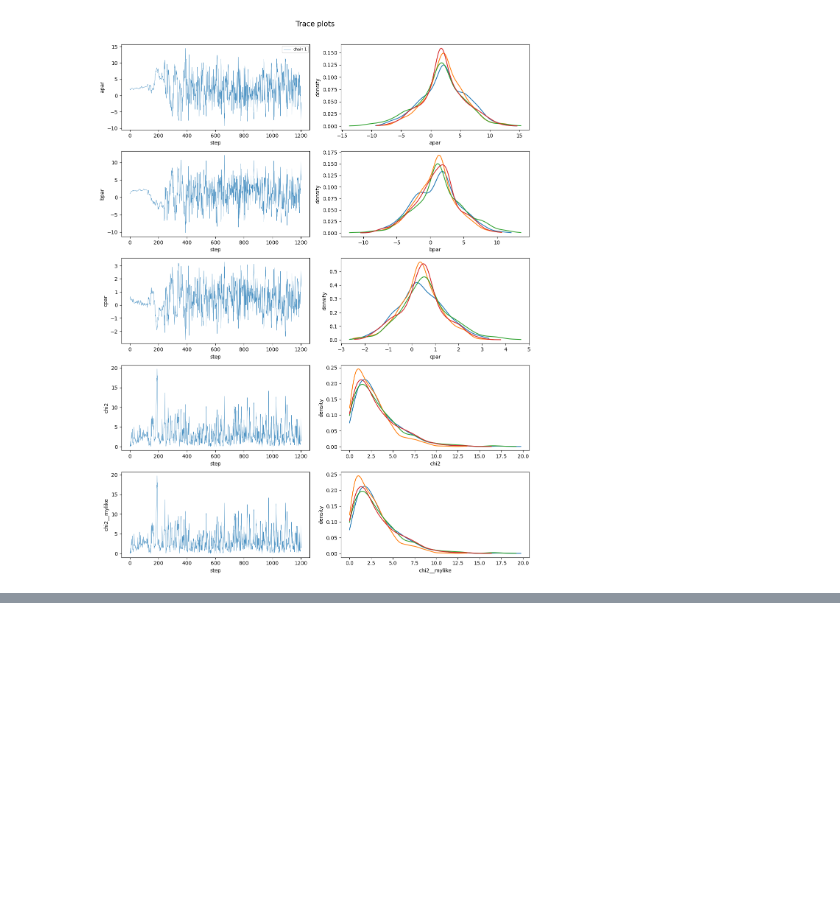
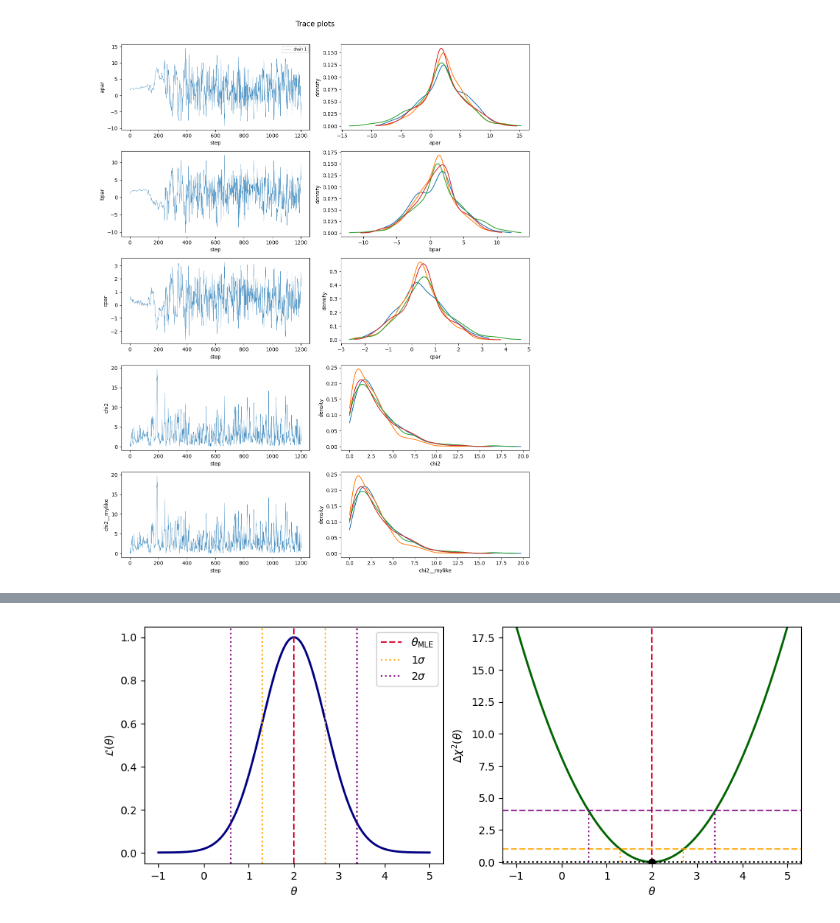
Before and after one commit to davidesciotti/Astrostats, a Jupyter notebook: slides_plots.ipynb, the cells around one changed output, grey strips where cells are left out. Cells and saved outputs as stored; diff of their text form; code cells hidden in the pictures; blank space fills up the shorter version.

```diff
--- a/slides_plots.ipynb
+++ b/slides_plots.ipynb
@@ -408,0 +445,66 @@ Saved trace_plots.png
+# %%
+import numpy as np
+import matplotlib.pyplot as plt
+import scipy.optimize as opt
+
+theta_true = 2
+sigma_theta = 0.7
+
+theta = np.linspace(-1, 5, 500)
+
+def chi2_fn(t):
+    return ((t - theta_true) / sigma_theta)**2
+
+# Find MLE / minimum-chi2 point numerically
+result = opt.minimize_scalar(chi2_fn)
+theta_mle = result.x
+chi2_min = result.fun
+
+chi2 = chi2_fn(theta)
+likelihood = np.exp(-0.5 * chi2)
+
+# 1σ and 2σ intersections
+theta_1s_left  = theta_mle - sigma_theta
+theta_1s_right = theta_mle + sigma_theta
+theta_2s_left  = theta_mle - 2 * sigma_theta
+theta_2s_right = theta_mle + 2 * sigma_theta
+
+fig, ax = plt.subplots(1, 2, figsize=(11, 4))
+
+# Likelihood
+ax[0].plot(theta, likelihood, color='navy', lw=2)
+ax[0].axvline(theta_mle, color='crimson', ls='--', label=rf'$\theta_{{\rm MLE}}$')
+ax[0].axvline(theta_1s_left,  color='orange', ls=':', alpha=0.9)
+ax[0].axvline(theta_1s_right, color='orange', ls=':', alpha=0.9, label=r'$1\sigma$')
+ax[0].axvline(theta_2s_left,  color='purple', ls=':', alpha=0.9)
+ax[0].axvline(theta_2s_right, color='purple', ls=':', alpha=0.9, label=r'$2\sigma$')
+ax[0].set_xlabel(r'$\theta$')
+ax[0].set_ylabel(r'$\mathcal{L}(\theta)$')
+ax[0].legend()
+
+# Chi^2
+ax[1].plot(theta, chi2, color='darkgreen', lw=2)
+ax[1].axvline(theta_mle, color='crimson', ls='--', label=rf'$\theta_{{\rm MLE}}$')
+ax[1].axhline(chi2_min, color='black', ls=':', label=rf'$\chi^2_{{\min}}$')
+
+# horizontal lines at Delta chi2 = 1 and 4
+ax[1].axhline(1, color='orange', ls='--', alpha=0.8, label=r'$\Delta\chi^2=1$')
+ax[1].axhline(4, color='purple', ls='--', alpha=0.8, label=r'$\Delta\chi^2=4$')
+
+# vertical lines at intersections
+ax[1].vlines([theta_1s_left, theta_1s_right], ymin=0, ymax=1,
+             colors='orange', linestyles=':', alpha=0.9)
+ax[1].vlines([theta_2s_left, theta_2s_right], ymin=0, ymax=4,
+             colors='purple', linestyles=':', alpha=0.9)
+
+# mark minimum
+ax[1].scatter([theta_mle], [chi2_min], color='black', zorder=3)
+
+ax[1].set_xlabel(r'$\theta$')
+ax[1].set_ylabel(r'$\Delta\chi^2(\theta)$')
+ax[1].set_ylim(-0.1, max(chi2.max(), 4))
+
+plt.savefig('like_chi2.png', dpi=300, bbox_inches='tight')
+# a frequentist confidence interval is defined as the set of parameter values with sufficiently small deltachi2
+# %% [output]
+[figure, added]
```
Also changed, not shown: parts of 4 cells of this notebook.
